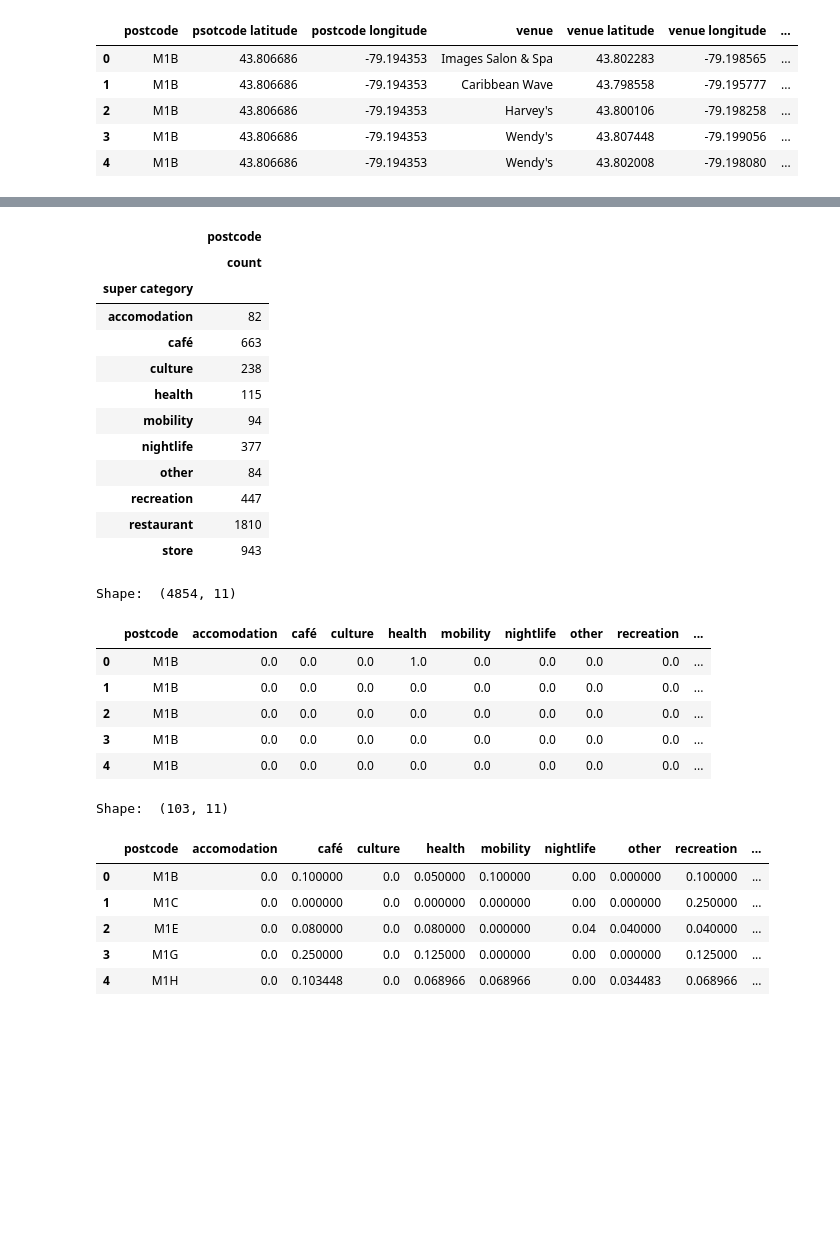
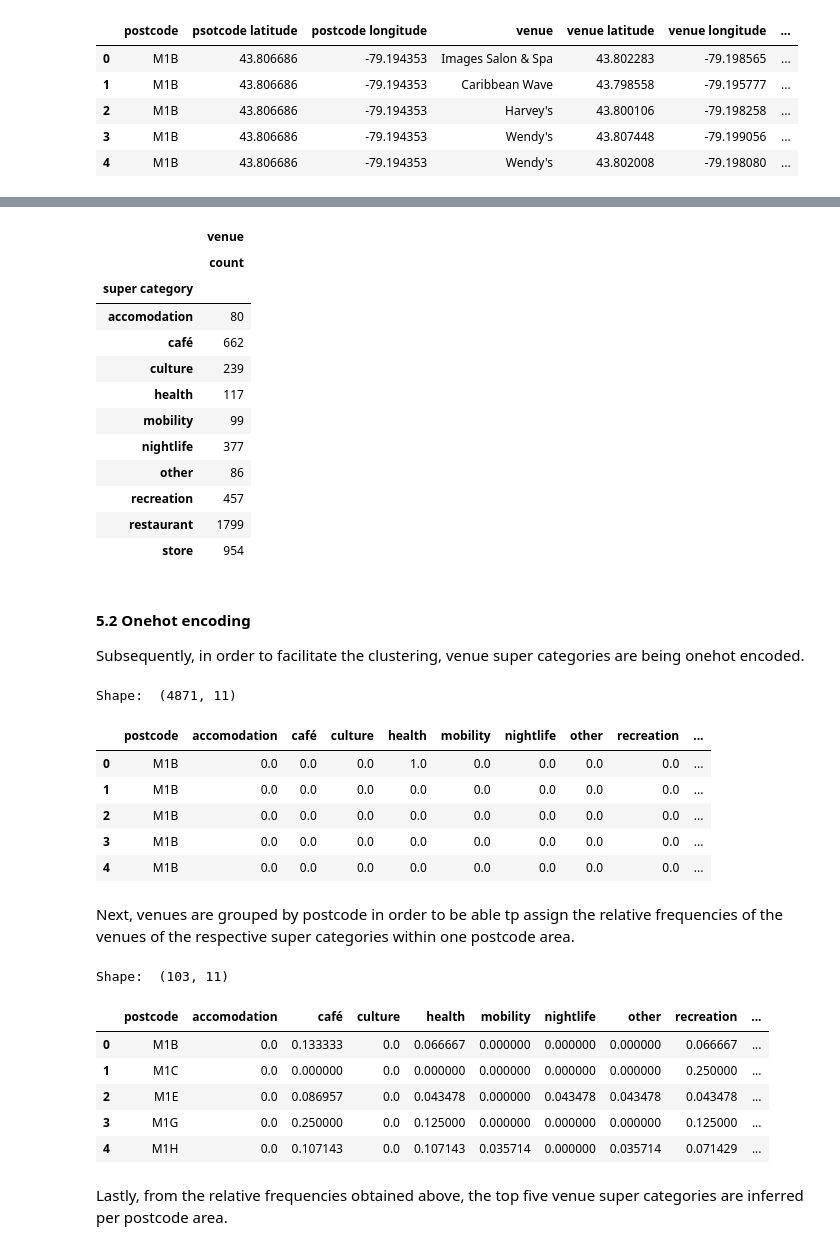
Before and after one commit to beinglucky24/Coursera_Capstone, a Jupyter notebook: segmenting_and_clustering.ipynb, the cells around one changed output, grey strips where cells are left out. Saved outputs shown, nothing was run; the diff lists cells and outputs as text; code cells hidden in the pictures; blank space fills up the shorter version.

```diff
--- a/segmenting_and_clustering.ipynb
+++ b/segmenting_and_clustering.ipynb
@@ -196,5 +191,5 @@ plt.show()
 # %%
-toronto_map = folium.Map(location=[code_df.latitude.mean(),code_df.longitude.mean()],zoom_start=12,width=1000,height=500)
+toronto_map = folium.Map(location=[code_df.latitude.mean(),code_df.longitude.mean()],zoom_start=12)
 
 for lat,lng,borough,code in zip(code_df['latitude'],code_df['longitude'],code_df['borough'],code_df['postcode']):
     label = '{}, {}'.format(code,borough)
@@ -245,47 +248,49 @@ toronto_venues.head()
 # %%
 toronto_venues['super category'] = ''
-cafe_list = ['creperie','coffee','café','tea','cafeteria','deli']
-restau_list = ['restaurant','diner','joint','food','spot','place','house','buffet','bistro']
+cafe_list      = ['creperie','coffee','café','tea','cafeteria','deli']
+restau_list    = ['restaurant','diner','joint','food','spot','place','house','buffet','bistro']
 nightlife_list = ['bar','lounge','pub','club','brewery']
 transport_list = ['bus','airport','train','rental','rail','metro','cable car','harbor','boat','travel','garage','auto','gas']
-store_list = ['store','shop','market','butcher','bakery','laundry','garden center','boutique','grocery','storage']
-sports_list = ['martial','gym','playground','park','sport','yoga','hockey','soccer','skating','stadium','bowling','pool','badminton','golf','outdoor','tennis','lake',\
-               'recreation','beach','basketball','ski','community','moving','baseball','curling','lookout','dance','gaming','track','farm','garden','river','field','zoo',\
-               'aquarium','pilates','tree']
-health_list = ['pharmacy','medical','massage','nail','chiropractor','health','tanning','spa']
-culture_list = ['entertainment','theater','museum','arts','concert','gallery','music','exhibit','photography','intersection','plaza','road','bridge','neighborhood',\
-                'historic','cemetery','church','fountain','monument','castle','tunnel','college','library','school','university']
-hotel_list = ['hotel','hostel']
+store_list     = ['store','shop','market','butcher','bakery','laundry','garden center','boutique','grocery','storage']
+sports_list    = ['martial','gym','playground','park','sport','yoga','hockey','soccer','skating','stadium','bowling','pool','badminton','golf','outdoor','tennis','lake',\
+                  'recreation','beach','basketball','ski','community','moving','baseball','curling','lookout','dance','gaming','track','farm','garden','river','field','zoo',\
+                  'aquarium','pilates','tree']
+health_list    = ['pharmacy','medical','massage','nail','chiropractor','health','tanning','spa']
+culture_list   = ['entertainment','theater','museum','arts','concert','gallery','music','exhibit','photography','intersection','plaza','road','bridge','neighborhood',\
+                  'historic','cemetery','church','fountain','monument','castle','tunnel','college','library','school','university']
+hotel_list     = ['hotel','hostel']
 
 for i in toronto_venues.index:
     category = toronto_venues.loc[i,'venue category'].lower()
     if   any([key in category for key in restau_list]):        toronto_venues.loc[i,'super category'] = 'restaurant'
     elif any([key in category for key in cafe_list]):          toronto_venues.loc[i,'super category'] = 'café'
     elif any([key in category for key in nightlife_list]):     toronto_venues.loc[i,'super category'] = 'nightlife'
     elif any([key in category for key in transport_list]):     toronto_venues.loc[i,'super category'] = 'mobility'
     elif any([key in category for key in store_list]):         toronto_venues.loc[i,'super category'] = 'store'
     elif any([key in category for key in sports_list]):        toronto_venues.loc[i,'super category'] = 'recreation'
     elif any([key in category for key in health_list]):        toronto_venues.loc[i,'super category'] = 'health'
     elif any([key in category for key in culture_list]):       toronto_venues.loc[i,'super category'] = 'culture'
     elif any([key in category for key in hotel_list]):         toronto_venues.loc[i,'super category'] = 'accomodation'
-    elif any([key in category for key in education_list]):     toronto_venues.loc[i,'super category'] = 'education'
     else:                                                      toronto_venues.loc[i,'super category'] = 'other'
 
-toronto_venues[['super category','postcode']].groupby(['super category']).agg(['count'])
+toronto_venues[['super category','venue']].groupby(['super category']).agg(['count'])
 # %% [output]
-|  | postcode |
+|  | venue |
 |  | count |
 | super category |  |
-| accomodation | 82 |
-| café | 663 |
-| culture | 238 |
-| health | 115 |
-| mobility | 94 |
+| accomodation | 80 |
+| café | 662 |
+| culture | 239 |
+| health | 117 |
+| mobility | 99 |
 | nightlife | 377 |
-| other | 84 |
-| recreation | 447 |
-| restaurant | 1810 |
-| store | 943 |
+| other | 86 |
+| recreation | 457 |
+| restaurant | 1799 |
+| store | 954 |
+# %% [markdown]
+#### 5.2 Onehot encoding
+Subsequently, in order to facilitate the clustering, venue super categories are being onehot encoded.
 # %%
 toronto_onehot = pd.get_dummies(toronto_venues[['super category']], prefix="", prefix_sep="")
 toronto_onehot['postcode'] = toronto_venues['postcode']
@@ -301,13 +306,15 @@ for i in code_df.index:
 print('Shape: ',toronto_onehot.shape)
 toronto_onehot.head()
 # %% [output]
-Shape:  (4854, 11)
+Shape:  (4871, 11)
 |  | postcode | accomodation | café | culture | health | mobility | nightlife | other | recreation | ... |
 | 0 | M1B | 0.0 | 0.0 | 0.0 | 1.0 | 0.0 | 0.0 | 0.0 | 0.0 | ... |
 | 1 | M1B | 0.0 | 0.0 | 0.0 | 0.0 | 0.0 | 0.0 | 0.0 | 0.0 | ... |
 | 2 | M1B | 0.0 | 0.0 | 0.0 | 0.0 | 0.0 | 0.0 | 0.0 | 0.0 | ... |
 | 3 | M1B | 0.0 | 0.0 | 0.0 | 0.0 | 0.0 | 0.0 | 0.0 | 0.0 | ... |
 | 4 | M1B | 0.0 | 0.0 | 0.0 | 0.0 | 0.0 | 0.0 | 0.0 | 0.0 | ... |
+# %% [markdown]
+ Next, venues are grouped by postcode in order to be able tp assign the relative frequencies of the venues of the respective super categories within one postcode area.
 # %%
 toronto_grouped = toronto_onehot.groupby('postcode').mean().reset_index()
 print('Shape: ',toronto_grouped.shape)
@@ -315,8 +322,8 @@ toronto_grouped.head()
 # %% [output]
 Shape:  (103, 11)
 |  | postcode | accomodation | café | culture | health | mobility | nightlife | other | recreation | ... |
-| 0 | M1B | 0.0 | 0.100000 | 0.0 | 0.050000 | 0.100000 | 0.00 | 0.000000 | 0.100000 | ... |
-| 1 | M1C | 0.0 | 0.000000 | 0.0 | 0.000000 | 0.000000 | 0.00 | 0.000000 | 0.250000 | ... |
-| 2 | M1E | 0.0 | 0.080000 | 0.0 | 0.080000 | 0.000000 | 0.04 | 0.040000 | 0.040000 | ... |
-| 3 | M1G | 0.0 | 0.250000 | 0.0 | 0.125000 | 0.000000 | 0.00 | 0.000000 | 0.125000 | ... |
-| 4 | M1H | 0.0 | 0.103448 | 0.0 | 0.068966 | 0.068966 | 0.00 | 0.034483 | 0.068966 | ... |
+| 0 | M1B | 0.0 | 0.133333 | 0.0 | 0.066667 | 0.000000 | 0.000000 | 0.000000 | 0.066667 | ... |
+| 1 | M1C | 0.0 | 0.000000 | 0.0 | 0.000000 | 0.000000 | 0.000000 | 0.000000 | 0.250000 | ... |
+| 2 | M1E | 0.0 | 0.086957 | 0.0 | 0.043478 | 0.000000 | 0.043478 | 0.043478 | 0.043478 | ... |
+| 3 | M1G | 0.0 | 0.250000 | 0.0 | 0.125000 | 0.000000 | 0.000000 | 0.000000 | 0.125000 | ... |
+| 4 | M1H | 0.0 | 0.107143 | 0.0 | 0.107143 | 0.035714 | 0.000000 | 0.035714 | 0.071429 | ... |
@@ -329 +330,3 @@ def CommonVenues(row,venue_num):
+# %% [markdown]
+Lastly, from the relative frequencies obtained above, the top five venue super categories are inferred per postcode area.
 # %%
```
Also changed, not shown: parts of 24 cells of this notebook.
